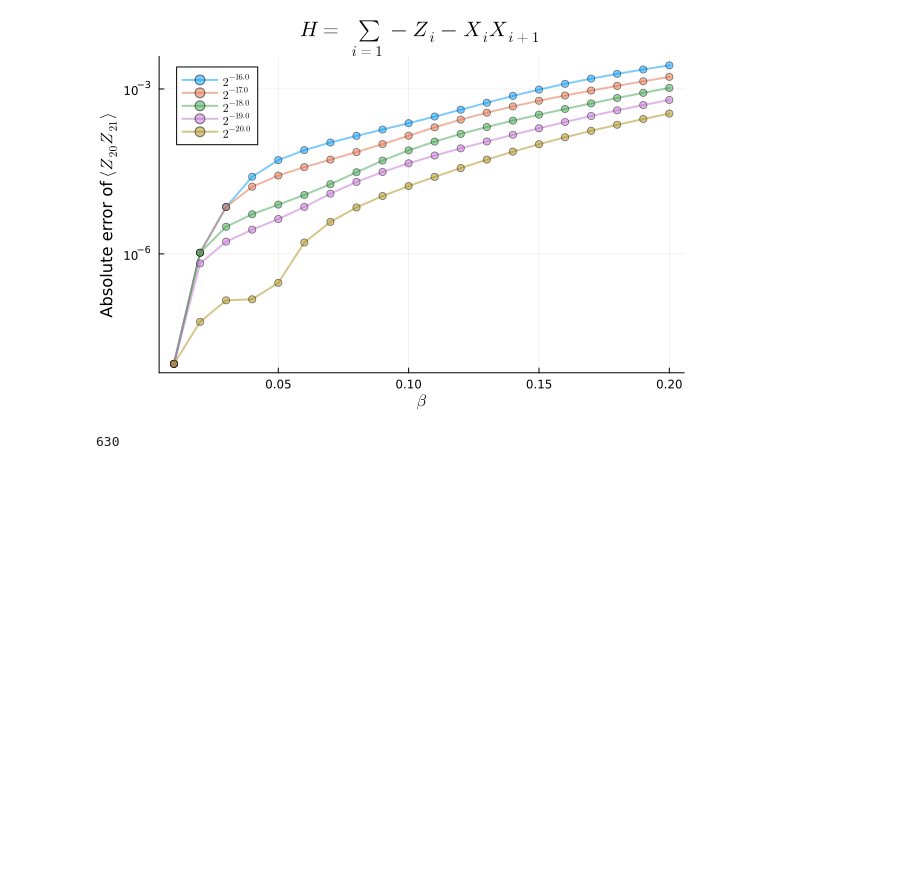
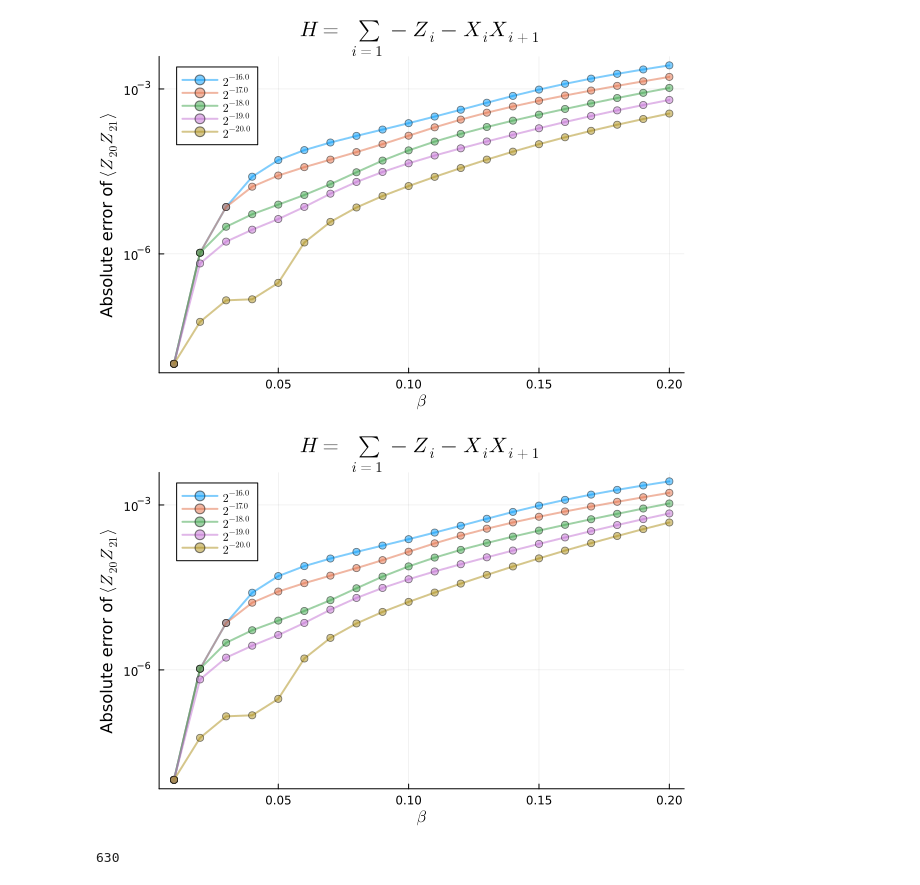
Before and after one commit to wrightjandrew/ImaginaryTimeEvolutionPauliPropagation, a Jupyter notebook: imaginaryTimeEvolution/tests2.ipynb, the cells around one changed output. Saved outputs shown, nothing was run; the diff lists cells and outputs as text; code cells hidden in the pictures; blank space fills up the shorter version.

```diff
--- a/imaginaryTimeEvolution/tests2.ipynb
+++ b/imaginaryTimeEvolution/tests2.ipynb
@@ -354,6 +354,34 @@ display(plot!())
 3905791
 26134794
 [figure]
+# %%
+obs_i = 21
+obs_j = 20
+observable = PauliString(nq, [:Z,:Z], [obs_i,obs_j])
+
+nl = 20
+trunc_coeffs = 2.0 .^ (-16:-1:-20)
+
+time = range(0.01, 0.01*nl, nl)
+
+plot(ylabel=L"Absolute error of $\langle Z_{20}Z_{21} \rangle$", xlabel=L"\beta", title = L"$H = \sum_{i=1} -Z_i - X_iX_{i+1}$")
+
+M = jordan_wigner_tfim(nq, 1.0, 0.0, 1.0)
+zz = zeros(length(time))
+for i in 1:length(time)
+    zz[i] = zz_correlation(M, time[i], obs_i, obs_j)
+end
+
+for j in trunc_coeffs
+    expectation = thermalStateExpectation(circuit, nl, nq, observable; min_abs_coeff=j, max_weight = 6)
+    error = abs.(expectation - zz)
+    plot!(time, error, label = L"$2^{%$(round(log2(j), digits=2))}$", legend=:topleft, lw=2, markersize=4, marker=:circle, alpha=0.5)
+end
+plot!(yscale=:log10)
+
+display(plot!())
+# %% [output]
+[figure, added]
 # %%
 observable = PauliString(nq, [:Z,:Z], [20,21])
 nl = 20
```
Also changed, not shown: 1 other file.
